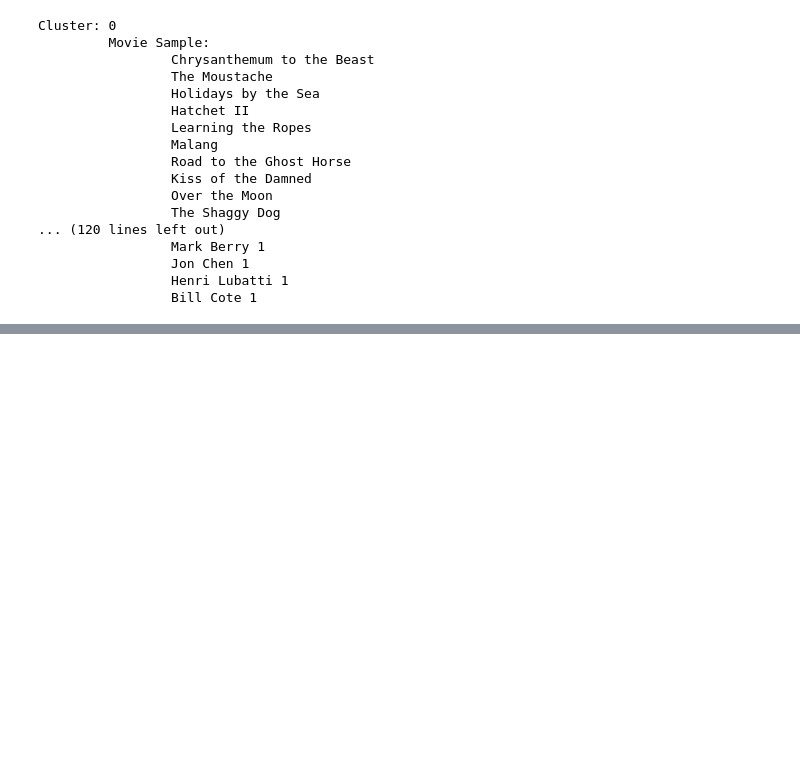
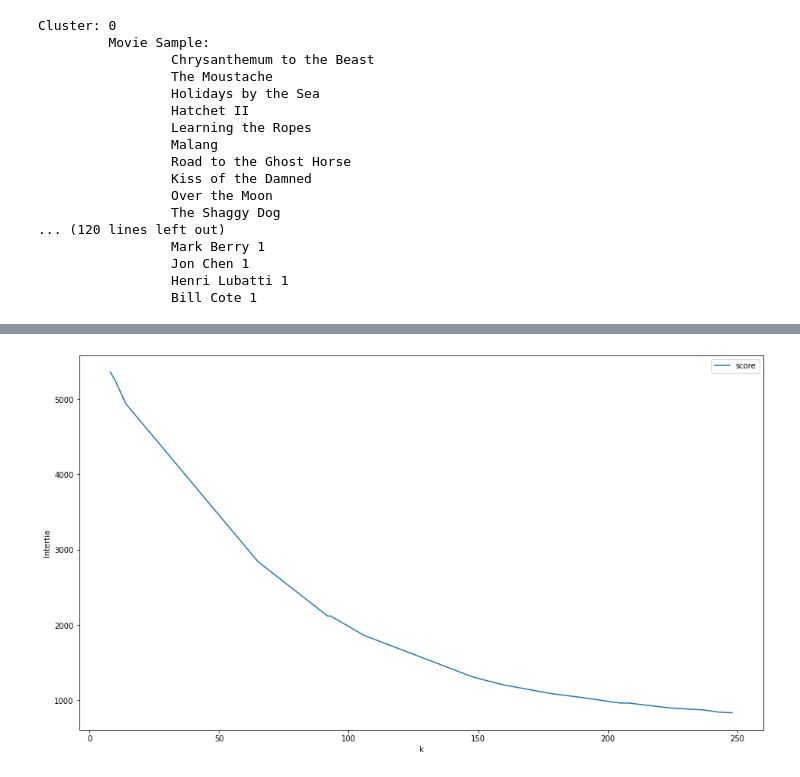
Before and after one commit to cbuntain/njit.is688, a Jupyter notebook: Module04/02-kMeans.ipynb, the cells around one changed output, grey strips where cells are left out. Saved outputs shown, nothing was run; the diff lists cells and outputs as text; code cells hidden in the pictures; blank space fills up the shorter version.

```diff
--- a/Module04/02-kMeans.ipynb
+++ b/Module04/02-kMeans.ipynb
@@ -621,0 +658,18 @@ plt.show()
+# %%
+svd = TruncatedSVD(n_components=128)
+svd.fit(matrix_dense)
+
+matrix_reduced_pt2 = svd.transform(matrix_dense)
+# %%
+## redo clustering with random k values
+
+# Let us test different values of k
+interia_scores = []
+for test_k in set(np.random.randint(2,256,20)):
+    print(test_k)
+
+    tmp_model = KMeans(n_clusters=test_k)
+    tmp_model.fit(matrix_reduced_pt2)
+
+    score = tmp_model.inertia_
+    interia_scores.append((test_k, score))
@@ -621,0 +716,13 @@ plt.show()
+# %%
+fig = plt.figure(figsize=(16,9))
+ax = fig.add_subplot(1,1,1)
+
+intertia_df.sort_values(by="k").plot("k", "score", ax=ax)
+
+ax.set_ylabel("Intertia")
+
+plt.show()
+
+# Finally, a nicer elbow point around k=192
+# %% [output]
+[figure, added]
```
Also changed, not shown: parts of 49 cells of this notebook.
